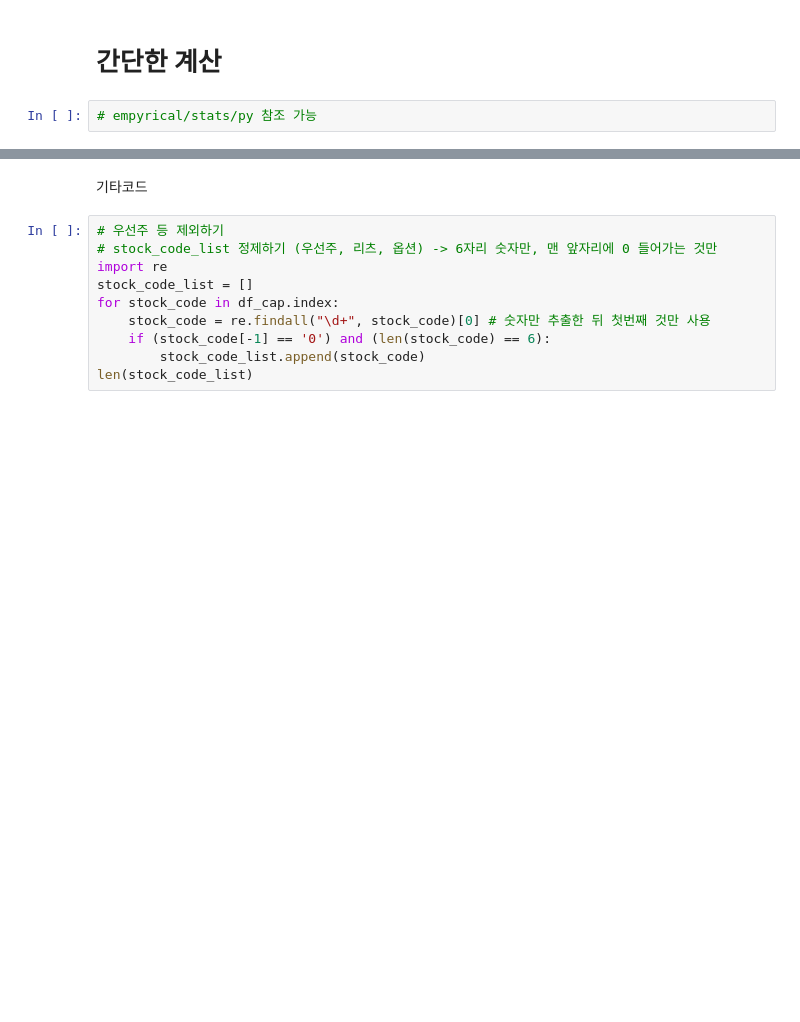
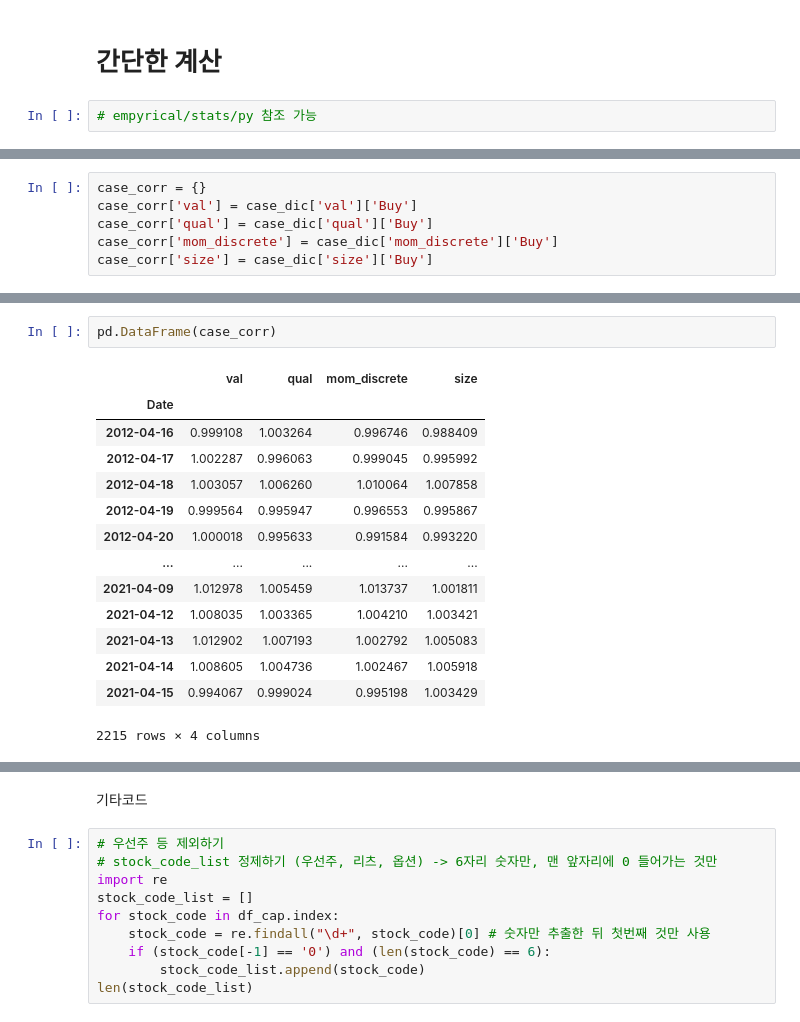
Before and after one commit to malkovich0/Finance, a Jupyter notebook: step3 Algorithm.ipynb, the cells around one changed output, grey strips where cells are left out. Cells and saved outputs as stored; diff of their text form; blank space fills up the shorter version.

```diff
--- a/step3 Algorithm.ipynb
+++ b/step3 Algorithm.ipynb
@@ -692,0 +745,6 @@ def simple_analyzer (data : pd.DataFrame):
+# %%
+case_corr = {}
+case_corr['val'] = case_dic['val']['Buy']
+case_corr['qual'] = case_dic['qual']['Buy']
+case_corr['mom_discrete'] = case_dic['mom_discrete']['Buy']
+case_corr['size'] = case_dic['size']['Buy']
@@ -692,0 +759,17 @@ def simple_analyzer (data : pd.DataFrame):
+# %%
+pd.DataFrame(case_corr)
+# %% [output]
+|  | val | qual | mom_discrete | size |
+| Date |  |  |  |  |
+| 2012-04-16 | 0.999108 | 1.003264 | 0.996746 | 0.988409 |
+| 2012-04-17 | 1.002287 | 0.996063 | 0.999045 | 0.995992 |
+| 2012-04-18 | 1.003057 | 1.006260 | 1.010064 | 1.007858 |
+| 2012-04-19 | 0.999564 | 0.995947 | 0.996553 | 0.995867 |
+| 2012-04-20 | 1.000018 | 0.995633 | 0.991584 | 0.993220 |
+| ... | ... | ... | ... | ... |
+| 2021-04-09 | 1.012978 | 1.005459 | 1.013737 | 1.001811 |
+| 2021-04-12 | 1.008035 | 1.003365 | 1.004210 | 1.003421 |
+| 2021-04-13 | 1.012902 | 1.007193 | 1.002792 | 1.005083 |
+| 2021-04-14 | 1.008605 | 1.004736 | 1.002467 | 1.005918 |
+| 2021-04-15 | 0.994067 | 0.999024 | 0.995198 | 1.003429 |
+2215 rows × 4 columns
```
Also changed, not shown: parts of 38 cells of this notebook.
